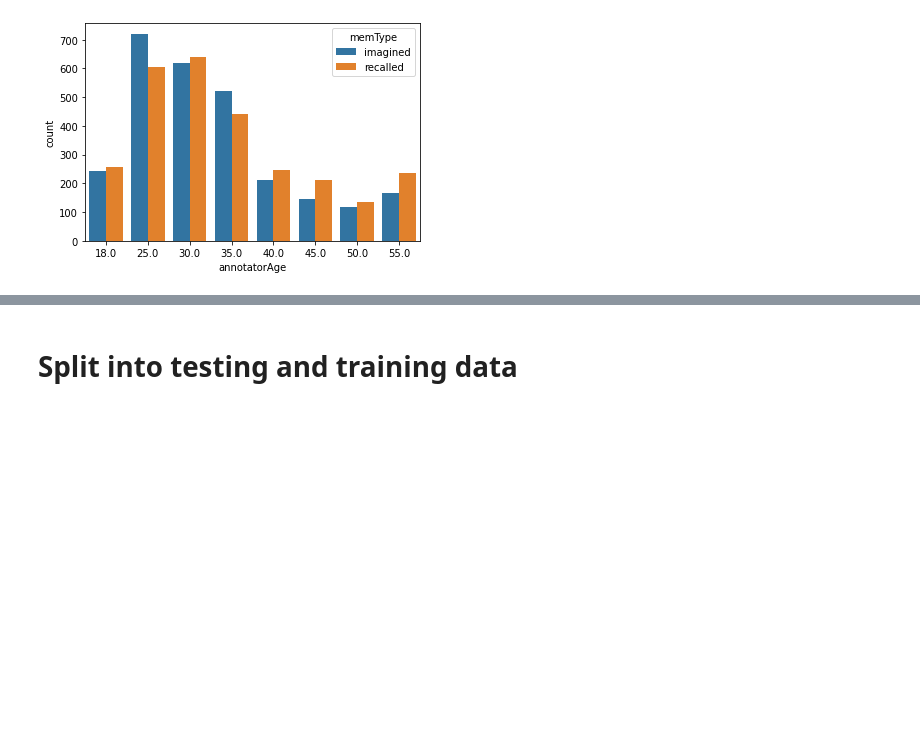
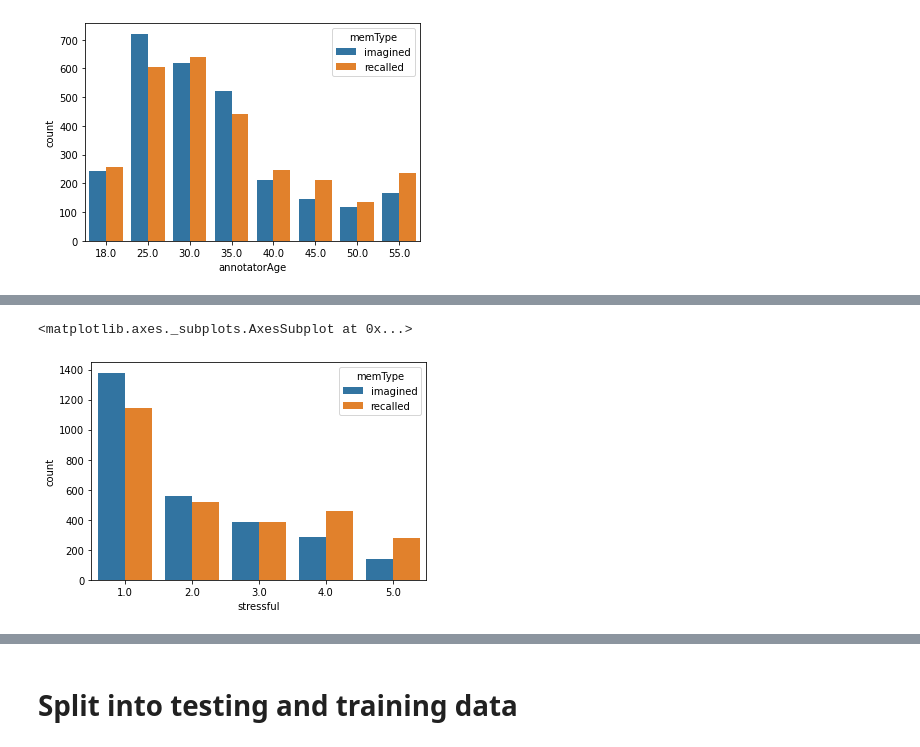
Before and after one commit to feliciahf/data_science_exam, a Jupyter notebook: hippocorpus_binaryclass.ipynb, the cells around one changed output, grey strips where cells are left out. Cells and saved outputs as stored; diff of their text form; code cells hidden in the pictures; blank space fills up the shorter version.

```diff
--- a/hippocorpus_binaryclass.ipynb
+++ b/hippocorpus_binaryclass.ipynb
@@ -151,0 +167,6 @@ sns.countplot(x="annotatorAge", hue="memType", data=df_full)
+# %%
+# histogram of stressful and story type
+sns.countplot(x="stressful", hue="memType", data=df_full)
+# %% [output]
+<matplotlib.axes._subplots.AxesSubplot at 0x...>
+[figure, added]
```
Also changed, not shown: parts of 12 cells of this notebook.
